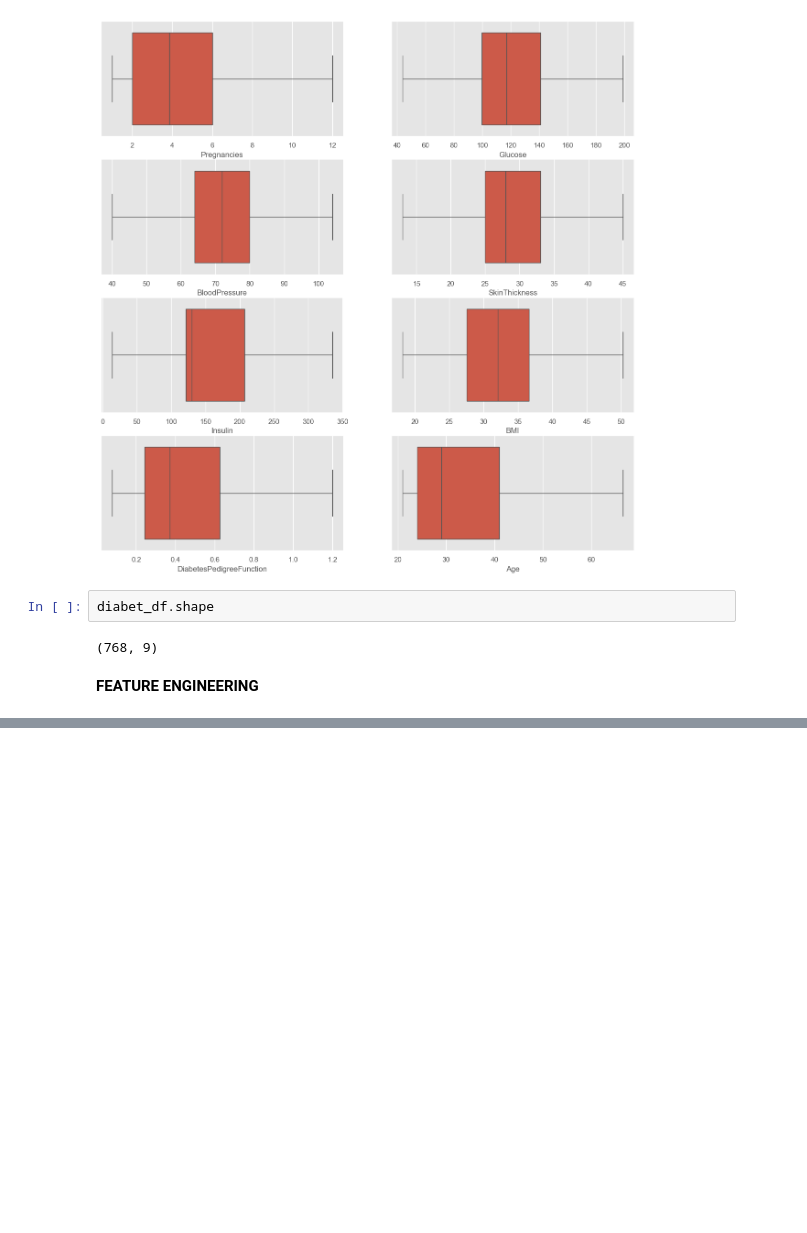
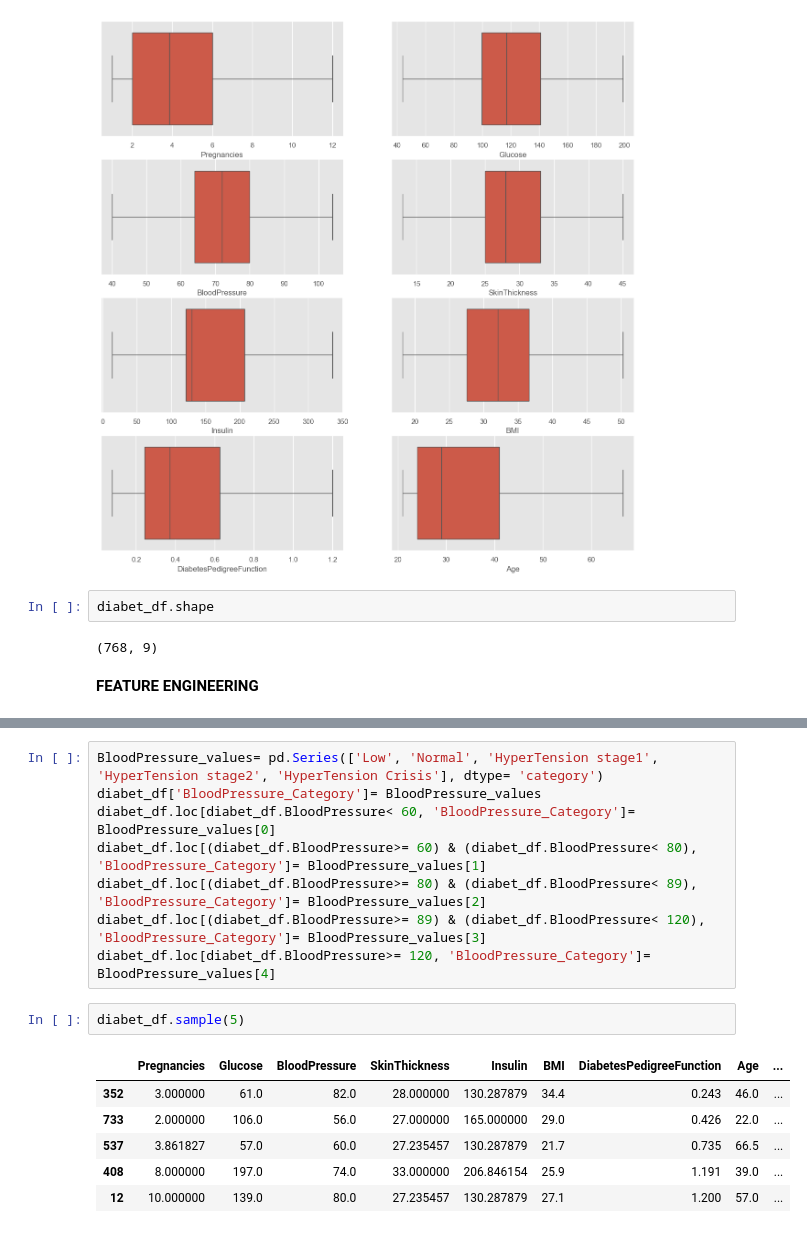
Before and after one commit to keerthi932/Data_Science_Projects, a Jupyter notebook: Diabetes/advanced_method.ipynb, the cells around one changed output, grey strips where cells are left out. Cells and saved outputs as stored; diff of their text form; blank space fills up the shorter version.

```diff
--- a/Diabetes/advanced_method.ipynb
+++ b/Diabetes/advanced_method.ipynb
@@ -426,0 +476,17 @@ diabet_df.shape
+# %%
+BloodPressure_values= pd.Series(['Low', 'Normal', 'HyperTension stage1', 'HyperTension stage2', 'HyperTension Crisis'], dtype= 'category')
+diabet_df['BloodPressure_Category']= BloodPressure_values
+diabet_df.loc[diabet_df.BloodPressure< 60, 'BloodPressure_Category']= BloodPressure_values[0]
+diabet_df.loc[(diabet_df.BloodPressure>= 60) & (diabet_df.BloodPressure< 80), 'BloodPressure_Category']= BloodPressure_values[1]
+diabet_df.loc[(diabet_df.BloodPressure>= 80) & (diabet_df.BloodPressure< 89), 'BloodPressure_Category']= BloodPressure_values[2]
+diabet_df.loc[(diabet_df.BloodPressure>= 89) & (diabet_df.BloodPressure< 120), 'BloodPressure_Category']= BloodPressure_values[3]
+diabet_df.loc[diabet_df.BloodPressure>= 120, 'BloodPressure_Category']= BloodPressure_values[4]
+# %%
+diabet_df.sample(5)
+# %% [output]
+|  | Pregnancies | Glucose | BloodPressure | SkinThickness | Insulin | BMI | DiabetesPedigreeFunction | Age | ... |
+| 352 | 3.000000 | 61.0 | 82.0 | 28.000000 | 130.287879 | 34.4 | 0.243 | 46.0 | ... |
+| 733 | 2.000000 | 106.0 | 56.0 | 27.000000 | 165.000000 | 29.0 | 0.426 | 22.0 | ... |
+| 537 | 3.861827 | 57.0 | 60.0 | 27.235457 | 130.287879 | 21.7 | 0.735 | 66.5 | ... |
+| 408 | 8.000000 | 197.0 | 74.0 | 33.000000 | 206.846154 | 25.9 | 1.191 | 39.0 | ... |
+| 12 | 10.000000 | 139.0 | 80.0 | 27.235457 | 130.287879 | 27.1 | 1.200 | 57.0 | ... |
```
Also changed, not shown: parts of 16 cells of this notebook.
